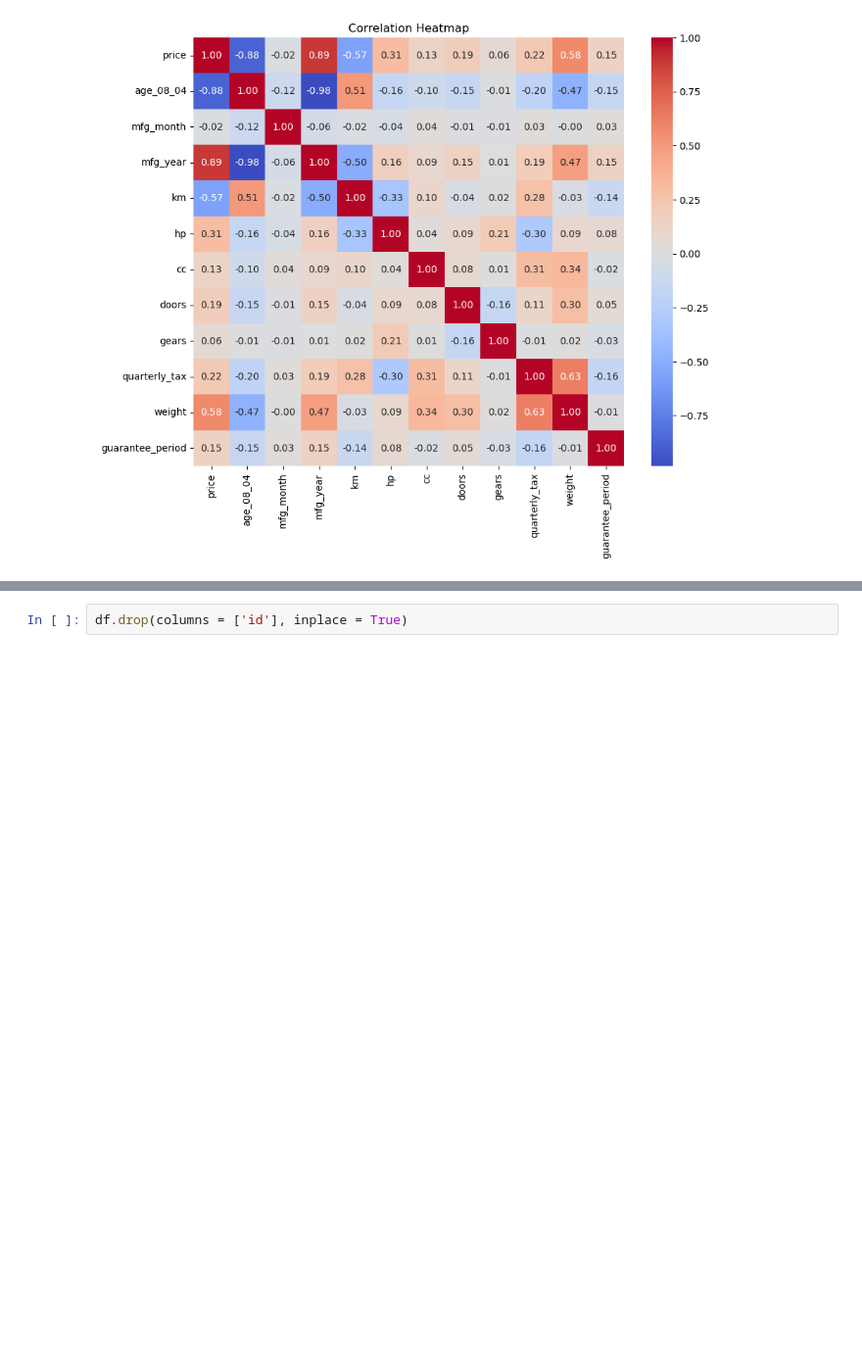
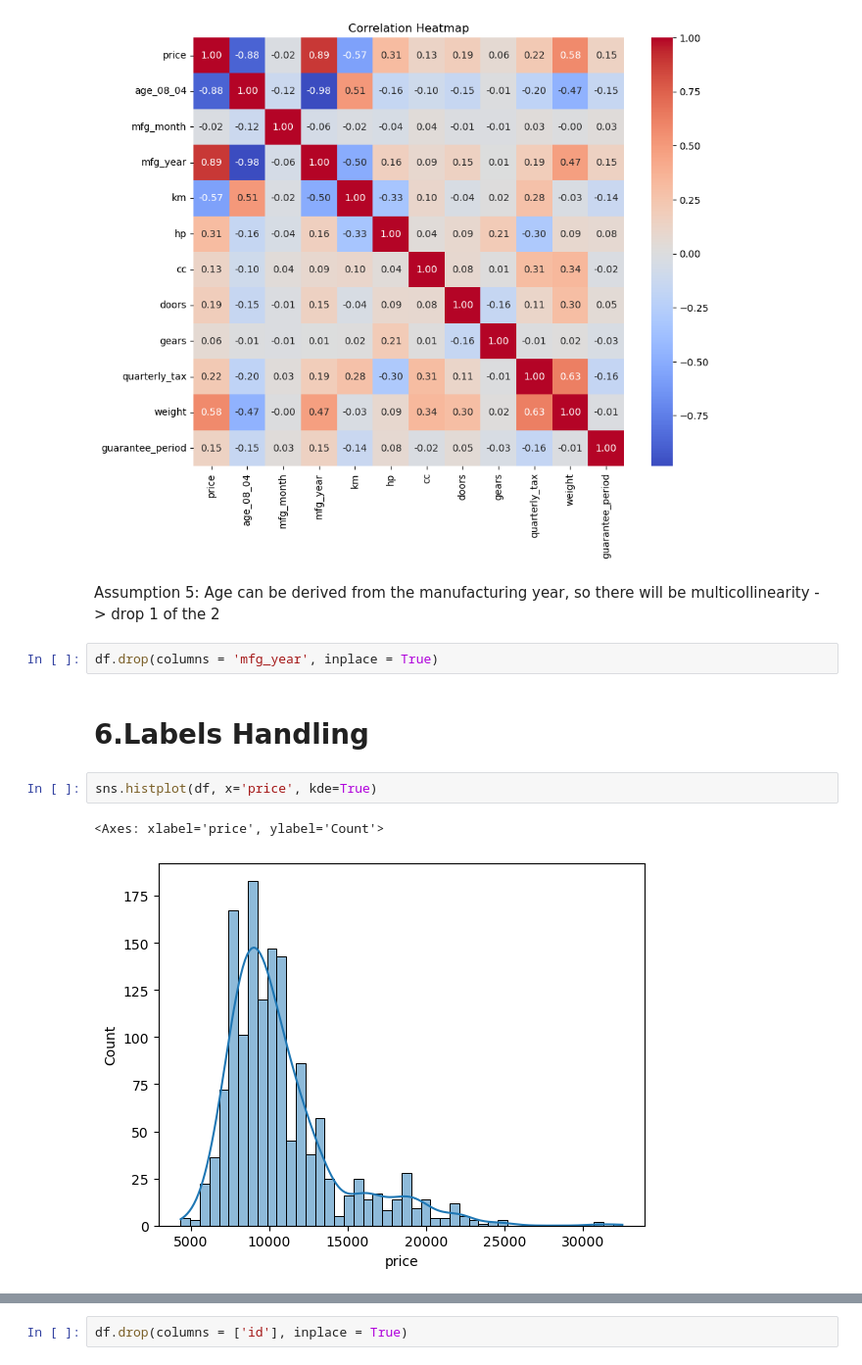
Before and after one commit to MarkPhamm/AI---ML, a Jupyter notebook: machine_learning/supervised/regression/linear_regression/linear_regression.ipynb, the cells around one changed output, grey strips where cells are left out. Shown at 98% size. Drawn from its saved outputs; the diff is of its cells as text; blank space fills up the shorter version.

```diff
--- a/machine_learning/supervised/regression/linear_regression/linear_regression.ipynb
+++ b/machine_learning/supervised/regression/linear_regression/linear_regression.ipynb
@@ -359,3 +328,14 @@ plt.title('Correlation Heatmap')
 plt.show()
 # %% [output]
 [figure]
+# %% [markdown]
+Assumption 5: Age can be derived from the manufacturing year, so there will be multicollinearity -> drop 1 of the 2
+# %%
+df.drop(columns = 'mfg_year', inplace = True)
+# %% [markdown]
+# 6.Labels Handling
+# %%
+sns.histplot(df, x='price', kde=True)
+# %% [output]
+<Axes: xlabel='price', ylabel='Count'>
+[figure, added]
```
Also changed, not shown: parts of 51 cells of this notebook, 2 other files.
